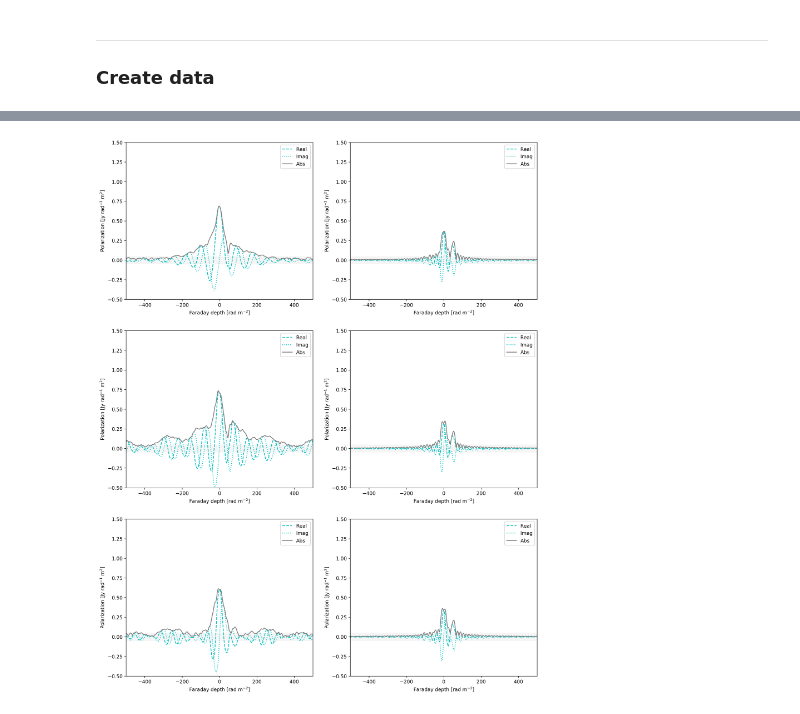
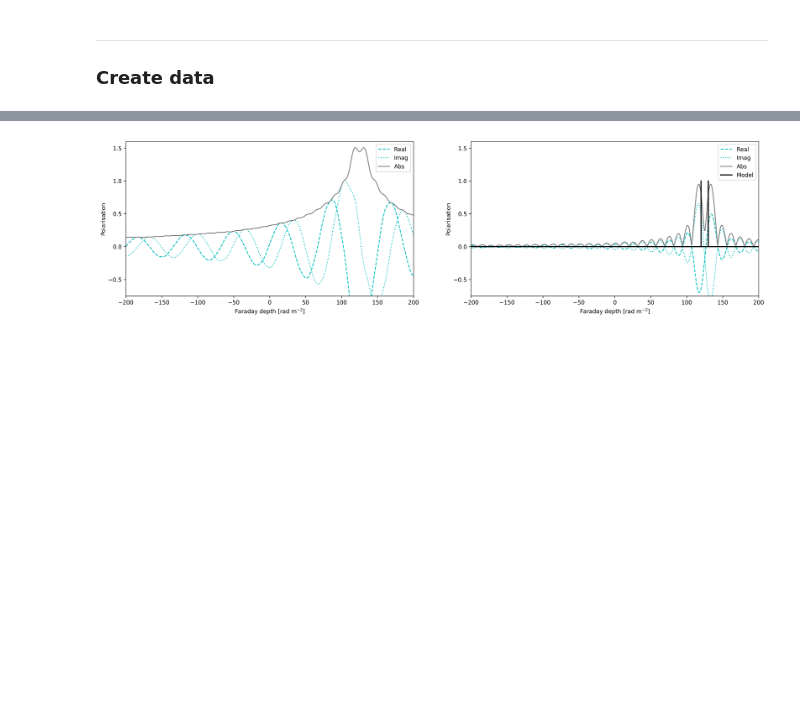
Before and after one commit to as595/GPM-for-Faraday-Depth-Spectra, a Jupyter notebook: NOTEBOOKS/Figure8.ipynb, the cells around one changed output, grey strips where cells are left out. Saved outputs shown, nothing was run; the diff lists cells and outputs as text; code cells hidden in the pictures; blank space fills up the shorter version.

```diff
--- a/NOTEBOOKS/Figure8.ipynb
+++ b/NOTEBOOKS/Figure8.ipynb
@@ -23 +29,8 @@ def make_scenario2(phi_fg, phi_gal, l2):
+# %%
+def fd_thin(l2,phi,p0):
+
+    q = p0*np.cos(2*phi*l2)
+    u = p0*np.sin(2*phi*l2)
+
+    return q,u
 # %%
@@ -35,4 +60,4 @@ stokesQ, stokesU = make_scenario2(phi_fg, phi_gal, l2)
 # %%
-noise = 0.2
-stokesQn=stokesQ + np.random.normal(loc =0.0, scale=noise, size = len(stokesQ))
-stokesUn=stokesU + np.random.normal(loc =0.0, scale=noise, size = len(stokesU))
+noise = 0.05
+stokesQn = stokesQ + np.random.normal(loc =0.0, scale=noise, size = len(stokesQ))
+stokesUn = stokesU + np.random.normal(loc =0.0, scale=noise, size = len(stokesU))
@@ -149,0 +67,4 @@ mu_q40, std_q40, mu_u40, std_u40 = GP.celerite_predict(stokesQ40n, stokesU40n, l
+# %%
+GP = MyCelerite(noise)
+GP.celerite_optimize(l2, stokesQn, stokesUn)  # fit to original frequency sampling
+mu_q, std_q, mu_u, std_u = GP.celerite_predict(stokesQn, stokesUn, t1)
@@ -230,3 +91,0 @@ sigma_fd40 = 5.*np.std(np.real(nspec40gp))
-# %%
-pl.rcParams['figure.figsize'] = [15, 20]
-pl.rcParams['figure.dpi'] = 300
@@ -233,70 +115,30 @@ pl.rcParams['figure.dpi'] = 300
 # %%
-pl.subplot(321)
-pl.fill_between([-500,500],[-sigma_fd20,-sigma_fd20],[sigma_fd20,sigma_fd20], facecolor='whitesmoke')
-pl.plot(phi,np.real(fspec20),ls='--',c='c',label="Real")
-pl.plot(phi,np.imag(fspec20),ls=':',c='c',label="Imag")
-pl.plot(phi,np.abs(fspec20),ls='-',c='grey',label="Abs")
-pl.xlim(-500,500)
-pl.ylim(-0.5,1.5)
-pl.ylabel(r"Polarization [Jy rad$^{-1}$ m$^2$]")
+pl.subplot(121)
+pl.plot(phi,np.real(fspec1),ls='--',c='c',label="Real")
+pl.plot(phi,np.imag(fspec1),ls=':',c='c',label="Imag")
+pl.plot(phi,np.abs(fspec1),ls='-',c='grey',label="Abs")
+pl.xlim(-200,200)
+pl.ylim(-0.75,1.6)
+pl.ylabel("Polarisation")
 pl.xlabel(r"Faraday depth [rad m$^{-2}$]")
 pl.legend()
 
-pl.subplot(322)
-pl.fill_between([-500,500],[-sigma_fd20,-sigma_fd20],[sigma_fd20,sigma_fd20], facecolor='whitesmoke')
-pl.plot(phi,np.real(fspec20gp),ls='--',c='c',label="Real")
-pl.plot(phi,np.imag(fspec20gp),ls=':',c='c',label="Imag")
-pl.plot(phi,np.abs(fspec20gp),ls='-',c='grey',label="Abs")
-pl.xlim(-500,500)
-pl.ylim(-0.5,1.5)
-pl.ylabel(r"Polarization [Jy rad$^{-1}$ m$^2$]")
+pl.subplot(122)
+pl.plot(phi,np.real(fspec2),ls='--',c='c',label="Real")
+pl.plot(phi,np.imag(fspec2),ls=':',c='c',label="Imag")
+pl.plot(phi,np.abs(fspec2),ls='-',c='grey',label="Abs")
+pl.xlim(-200,200)
+pl.ylim(-0.75,1.6)
+pl.ylabel("Polarisation")
 pl.xlabel(r"Faraday depth [rad m$^{-2}$]")
 pl.legend()
 
-pl.subplot(323)
-pl.fill_between([-500,500],[-sigma_fd30,-sigma_fd30],[sigma_fd30,sigma_fd30], facecolor='whitesmoke')
-pl.plot(phi,np.real(fspec30),ls='--',c='c',label="Real")
-pl.plot(phi,np.imag(fspec30),ls=':',c='c',label="Imag")
-pl.plot(phi,np.abs(fspec30),ls='-',c='grey',label="Abs")
-pl.xlim(-500,500)
-pl.ylim(-0.5,1.5)
-pl.ylabel(r"Polarization [Jy rad$^{-1}$ m$^2$]")
-pl.xlabel(r"Faraday depth [rad m$^{-2}$]")
-pl.legend()
+for i in range(nsrc):
+    pl.plot([phi0[i],phi0[i]],[0.,p0[i]],ls='-',lw=2.,c='black')
+pl.plot(phi,np.zeros(len(phi)),ls='-',lw=2.,c='black',label="Model")
 
-pl.subplot(324)
-pl.fill_between([-500,500],[-sigma_fd30,-sigma_fd30],[sigma_fd30,sigma_fd30], facecolor='whitesmoke')
-pl.plot(phi,np.real(fspec30gp),ls='--',c='c',label="Real")
-pl.plot(phi,np.imag(fspec30gp),ls=':',c='c',label="Imag")
-pl.plot(phi,np.abs(fspec30gp),ls='-',c='grey',label="Abs")
-pl.xlim(-500,500)
-pl.ylim(-0.5,1.5)
-pl.ylabel(r"Polarization [Jy rad$^{-1}$ m$^2$]")
-pl.xlabel(r"Faraday depth [rad m$^{-2}$]")
-pl.legend()
-
-pl.subplot(325)
-pl.fill_between([-500,500],[-sigma_fd40,-sigma_fd40],[sigma_fd40,sigma_fd40], facecolor='whitesmoke')
-pl.plot(phi,np.real(fspec40),ls='--',c='c',label="Real")
-pl.plot(phi,np.imag(fspec40),ls=':',c='c',label="Imag")
-pl.plot(phi,np.abs(fspec40),ls='-',c='grey',label="Abs")
-pl.xlim(-500,500)
-pl.ylim(-0.5,1.5)
-pl.ylabel(r"Polarization [Jy rad$^{-1}$ m$^2$]")
-pl.xlabel(r"Faraday depth [rad m$^{-2}$]")
-pl.legend()
-
-pl.subplot(326)
-pl.fill_between([-500,500],[-sigma_fd40,-sigma_fd40],[sigma_fd40,sigma_fd40], facecolor='whitesmoke')
-pl.plot(phi,np.real(fspec40gp),ls='--',c='c',label="Real")
-pl.plot(phi,np.imag(fspec40gp),ls=':',c='c',label="Imag")
-pl.plot(phi,np.abs(fspec40gp),ls='-',c='grey',label="Abs")
-pl.xlim(-500,500)
-pl.ylim(-0.5,1.5)
-pl.ylabel(r"Polarization [Jy rad$^{-1}$ m$^2$]")
-pl.xlabel(r"Faraday depth [rad m$^{-2}$]")
 pl.legend()
 
 pl.show()
 # %% [output]
-[figure, old version]
+[figure, new version]
```
Also changed, not shown: parts of 30 cells of this notebook.
